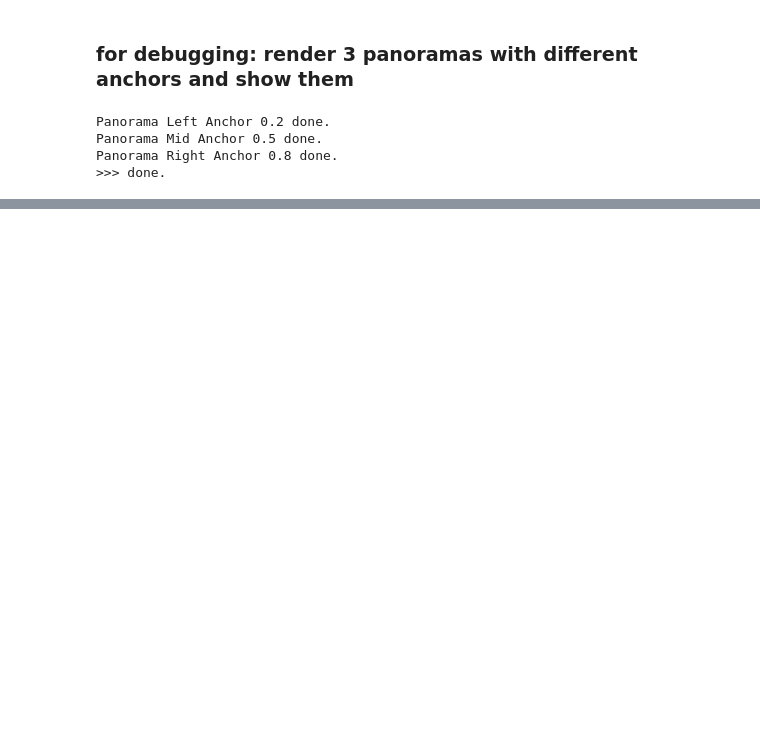
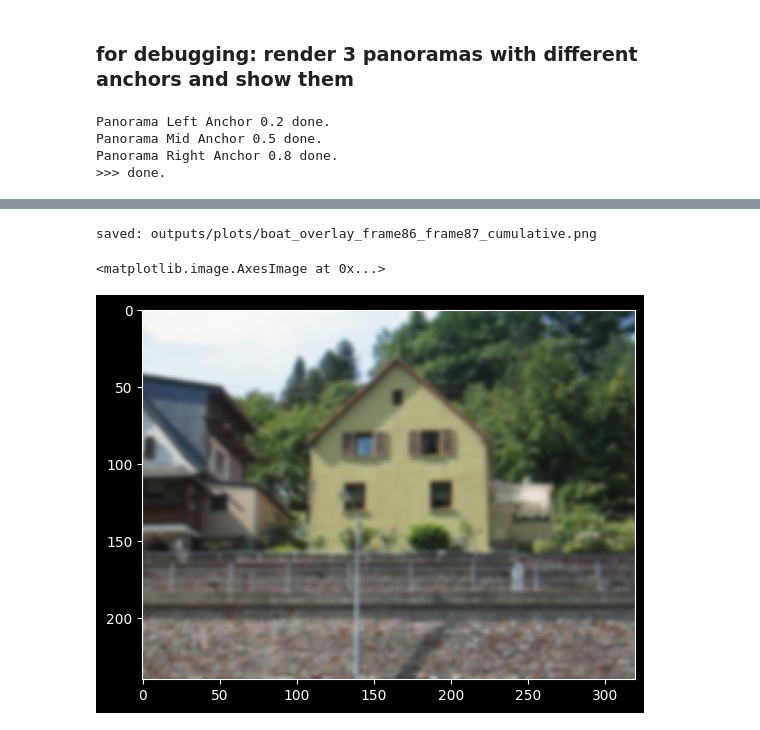
Before and after one commit to ronlevin1/Stereo_Mosaic, a Jupyter notebook: modular_lab.ipynb, the cells around one changed output, grey strips where cells are left out. Drawn from its saved outputs; the diff is of its cells as text; code cells hidden in the pictures; blank space fills up the shorter version.

```diff
--- a/modular_lab.ipynb
+++ b/modular_lab.ipynb
@@ -139,0 +309,54 @@ plot done.
+# %%
+import os
+import numpy as np
+from matplotlib.figure import Figure
+from matplotlib.backends.backend_agg import FigureCanvasAgg as FigureCanvas
+
+import ex4  # uses ex4.warp_image
+
+os.makedirs("outputs/plots", exist_ok=True)
+
+# --- pick frames (0-based indexing) ---
+i_ref = 85   # frame 1
+i_tgt = i_ref+1   # frame 10
+
+f_ref = raw_frames[i_ref]
+f_tgt = raw_frames[i_tgt]
+
+# motion_data[k] = (u,v,theta) aligns frame(k+1) to frame(k) in LK,
+# but in this project it's used as per-step motion between consecutive frames.
+# Compose steps i_ref -> i_tgt by summing translations and rotations (small-angle model).
+u_cum = 0.0
+v_cum = 0.0
+theta_cum = 0.0
+for k in range(i_ref, i_tgt):
+    du, dv, dtheta = motion_data[k]
+    u_cum += du
+    v_cum += dv
+    theta_cum += dtheta
+
+# Warp target frame into reference frame coordinates
+f_tgt_warp = ex4.warp_image(f_tgt, u_cum, v_cum, theta_cum)
+
+alpha = 0.5
+overlay = np.clip(alpha * f_ref + (1.0 - alpha) * f_tgt_warp, 0.0, 1.0)
+
+# Save without pyplot (avoids pyplot state issues)
+fig = Figure(figsize=(8, 6), dpi=200)
+FigureCanvas(fig)
+ax = fig.add_subplot(1, 1, 1)
+ax.imshow(overlay)
+ax.set_title(f"Overlay: frame {i_ref+1} + warped(frame {i_tgt+1})\\n(u={u_cum:.2f}, v={v_cum:.2f}, θ={theta_cum:.4f})")
+ax.axis("off")
+fig.tight_layout(pad=0.2)
+
+out_path = f"outputs/plots/{cur_video[:-4]}_overlay_frame{i_ref+1:02d}_frame{i_tgt+1:02d}_cumulative.png"
+fig.savefig(out_path, bbox_inches="tight")
+print(f"saved: {out_path}")
+# %% [output]
+saved: outputs/plots/boat_overlay_frame86_frame87_cumulative.png
+# %%
+plt.imshow(raw_frames[i_ref])
+# %% [output]
+<matplotlib.image.AxesImage at 0x...>
+[figure, added]
```
Also changed, not shown: parts of 14 cells of this notebook, 5 other files.
